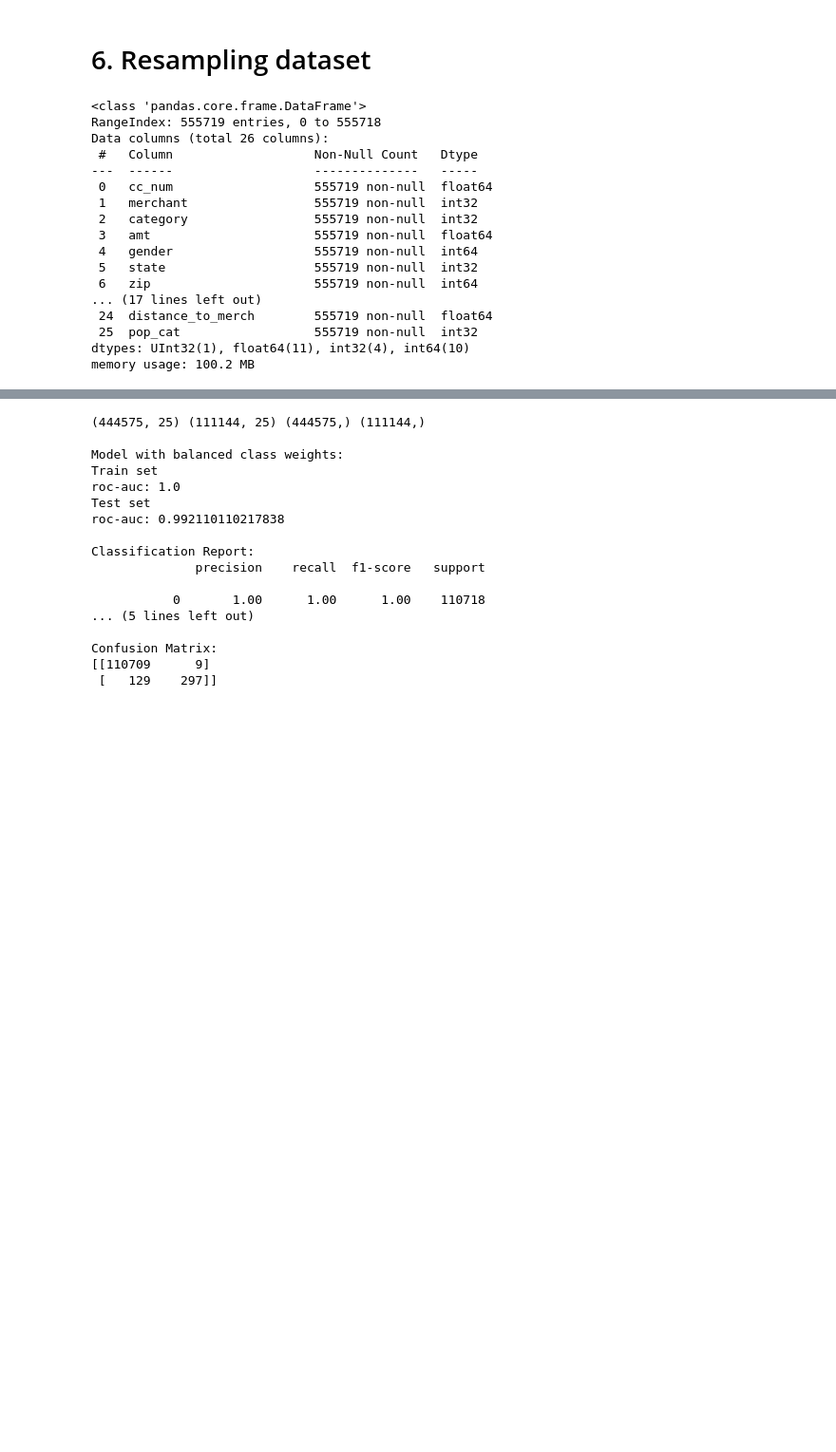
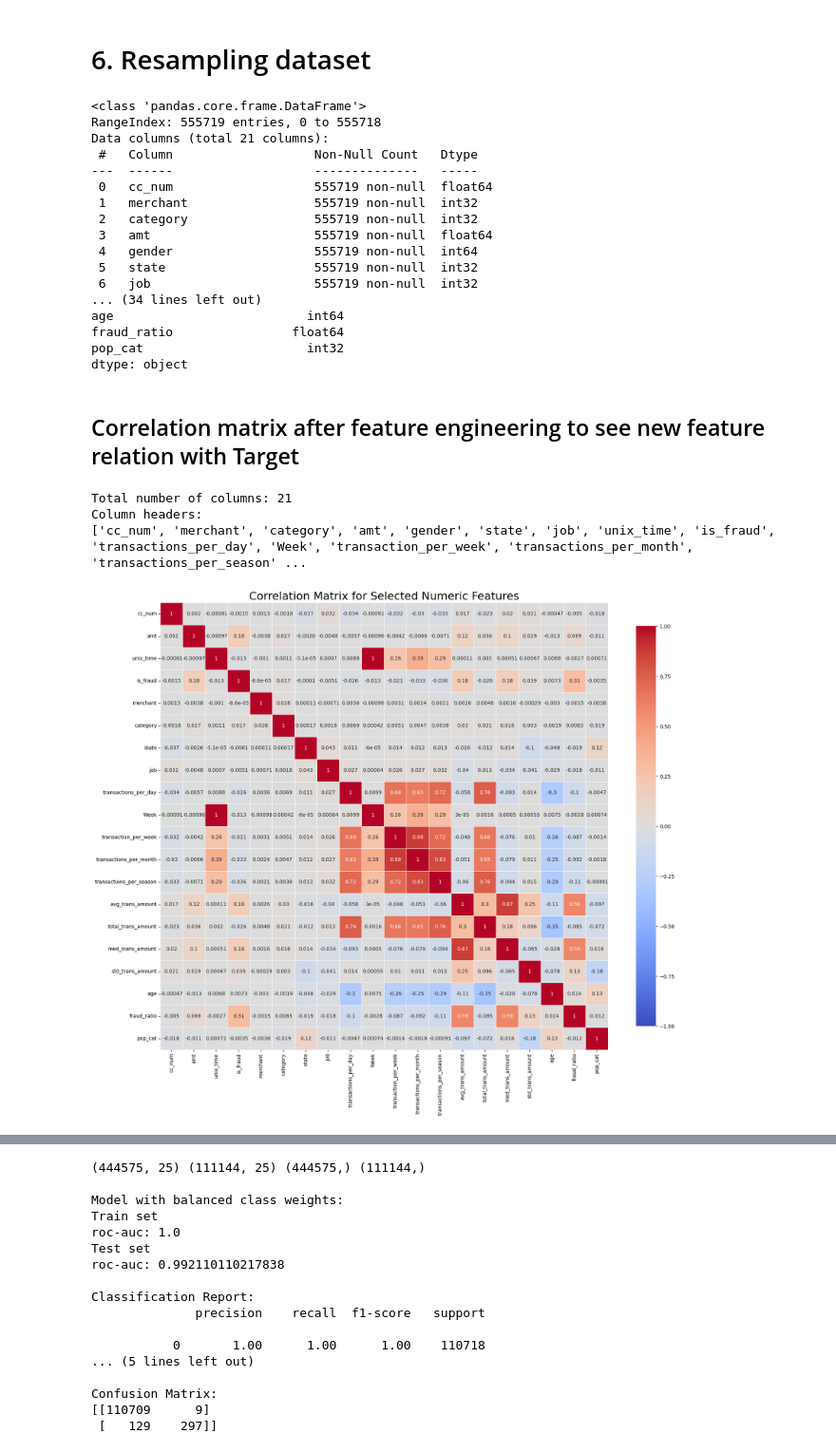
Before and after one commit to SSIN0045/TechnologyInnovationProject, a Jupyter notebook: Modelling.ipynb, the cells around one changed output, grey strips where cells are left out. Shown at 95% size. Drawn from its saved outputs; the diff is of its cells as text; code cells hidden in the pictures; blank space fills up the shorter version.

```diff
--- a/Modelling.ipynb
+++ b/Modelling.ipynb
@@ -323,6 +433,11 @@ fraud_ratio_per_user = pd.merge(fraud_transactions_per_user, total_transactions_
 #Calculate ratio of fraudulent transactions to total transactions
 fraud_ratio_per_user['fraud_ratio'] = fraud_ratio_per_user['is_fraud'] /fraud_ratio_per_user['total_transactions']
 
+
+# Merge the fraud ratio back into the original DataFrame
+df = pd.merge(df, fraud_ratio_per_user[['cc_num', 'fraud_ratio']], on='cc_num', how='left')
+
+
 # Print formatted output
 print('\nThe ratio of fraudulent transaction to total transaction per user:')
 for index, row in fraud_ratio_per_user.iterrows():
@@ -419,23 +547,28 @@ Aggregated transaction amounts by city:
 # 6. Resampling dataset
 # %%
 from sklearn.preprocessing import LabelEncoder
+## handling all the categorical vairables after removing the unnccesary categorical variables namely - trans_time, first last, street, city, trans_num
 label_encoder = LabelEncoder()
 df['merchant'] = label_encoder.fit_transform(df['merchant'])
 df['category'] = label_encoder.fit_transform(df['category'])
-df['city'] = label_encoder.fit_transform(df['city'])
 df['state'] = label_encoder.fit_transform(df['state'])
 df['pop_cat'] = label_encoder.fit_transform(df['pop_cat'])
+df['job'] = label_encoder.fit_transform(df['job'])
 
 
-df = df.drop(columns=["first", "last", "street", "trans_num", "dob", "trans_date", "trans_time", "job", "city"])
+df = df.drop(columns=["first", "last", "street", "trans_num", "dob", "trans_date", "trans_time", "city_pop", "city", "lat", "long", "merch_lat", "merch_long", "zip"])
 # Apply the mapping using pandas map function
 df['gender'] = df['gender'].map({'M': 1, 'F': 0})
 
 df.info()
+print(df.dtypes)
+
+## variables like first and last name are not important or unique
+## street, lat, long, city, merch_lat, merch_long , zip are removed as they dont have high or instead show negative corr with target variable
 # %% [output]
 <class 'pandas.core.frame.DataFrame'>
 RangeIndex: 555719 entries, 0 to 555718
-Data columns (total 26 columns):
+Data columns (total 21 columns):
  #   Column                   Non-Null Count   Dtype
 ---  ------                   --------------   -----
  0   cc_num                   555719 non-null  float64
@@ -444,9 +577,59 @@ Data columns (total 26 columns):
  3   amt                      555719 non-null  float64
  4   gender                   555719 non-null  int64
  5   state                    555719 non-null  int32
- 6   zip                      555719 non-null  int64
-... (17 lines left out)
- 24  distance_to_merch        555719 non-null  float64
- 25  pop_cat                  555719 non-null  int32
-dtypes: UInt32(1), float64(11), int32(4), int64(10)
-memory usage: 100.2 MB
+ 6   job                      555719 non-null  int32
+... (34 lines left out)
+age                          int64
+fraud_ratio                float64
+pop_cat                      int32
+dtype: object
+# %% [markdown]
+## Correlation matrix after feature engineering to see new feature relation with Target
+# %%
+total_columns = df.shape[1]
+print(f'Total number of columns: {total_columns}')
+
+# Print all column headers
+print("Column headers:")
+print(df.columns.tolist())
+# %% [output]
+Total number of columns: 21
+Column headers:
+['cc_num', 'merchant', 'category', 'amt', 'gender', 'state', 'job', 'unix_time', 'is_fraud', 'transactions_per_day', 'Week', 'transaction_per_week', 'transactions_per_month', 'transactions_per_season' ...
+# %%
+import pandas as pd
+import matplotlib.pyplot as plt
+import seaborn as sns
+import numpy as np
+
+# Ensure 'amt' is numeric and convert if necessary
+df['amt'] = pd.to_numeric(df['amt'], errors='coerce')
+
+# Select the specified numeric columns for correlation calculation
+numeric_columns = [
+    'cc_num', 'amt', 'unix_time', 'is_fraud', 'merchant', 'category', 'state', 'job',
+    'transactions_per_day', 'Week', 'transaction_per_week',
+    'transactions_per_month', 'transactions_per_season',
+    'avg_trans_amount', 'total_trans_amount',
+    'med_trans_amount', 'std_trans_amount',
+    'age', 'fraud_ratio', 'pop_cat'
+]
+
+df_numeric = df[numeric_columns]
+
+# Calculate the correlation matrix
+corr_matrix = df_numeric.corr()
+
+# Set up the matplotlib figure with a larger size
+plt.figure(figsize=(20, 18))  # Increased size for better visibility
+
+# Draw the heatmap without a mask
+sns.heatmap(corr_matrix, annot=True, cmap='coolwarm', vmin=-1, vmax=1,
+            square=True, linewidths=0.5, cbar_kws={"shrink": .8})
+
+plt.title('Correlation Matrix for Selected Numeric Features', fontsize=22)
+plt.xticks(fontsize=10)  # Smaller font size for x-axis labels
+plt.yticks(fontsize=10)  # Smaller font size for y-axis labels
+plt.show()
+# %% [output]
+[figure, added]
```
Also changed, not shown: parts of 17 cells of this notebook, 1 other file.
